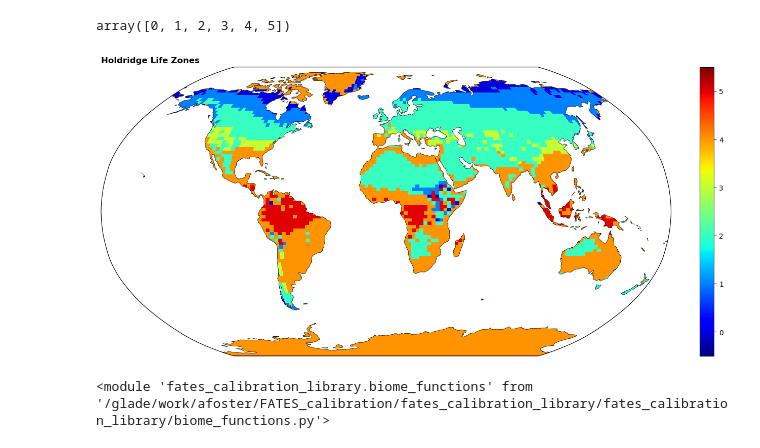
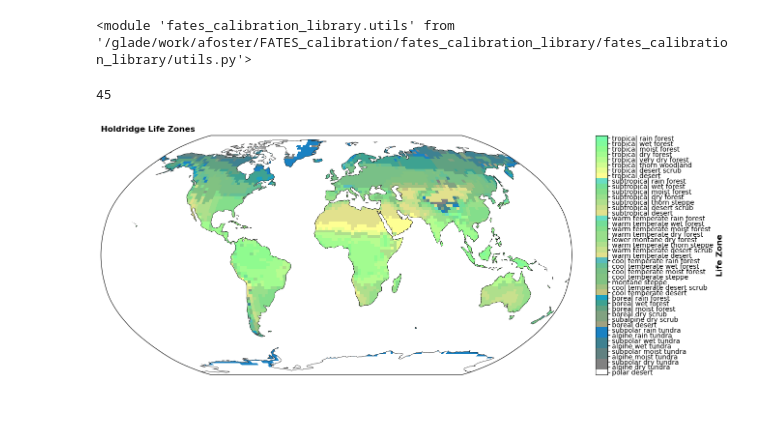
Before and after one commit to adrifoster/fates_calibration_library, a Jupyter notebook: notebooks/Holdrige.ipynb, the cells around one changed output. Cells and saved outputs as stored; diff of their text form; code cells hidden in the pictures; blank space fills up the shorter version.

```diff
--- a/notebooks/Holdrige.ipynb
+++ b/notebooks/Holdrige.ipynb
@@ -61,14 +64,25 @@ elev = xr.open_dataset(os.path.join('/glade/work/afoster/FATES_calibration',
                                     'observations/elev.1-deg.nc'),
                        decode_times=False)
 elev = elev.isel(time=0)
+elev['data'] = xr.where(elev.data > 0.0, elev.data, 0.0)
 
 land_frac_ds = os.path.join(clm_sim_dir, "ctsm60SP_bigleaf_fullgrid.clm2.h0.0001-02-01-00000.nc")
 target_grid = analysis.create_target_grid(land_frac_ds, 'FSR')
 
 holdridge_dat = pd.read_csv('/glade/work/afoster/FATES_calibration/observations/holdridge_climates.csv')
+holdridge_cols = pd.read_csv('/glade/work/afoster/FATES_calibration/observations/holdridge_colors_reduced.csv')
 # %%
 # regrid elevation
 regridder = xe.Regridder(elev, target_grid, 'conservative')
 elev_regrid = regridder(elev)
+elev_regrid['data'] = elev_regrid.landmask*elev_regrid.data
 # %%
 clm_ds = biomes.read_in_clm_sim(clm_sim_dir)
+# %%
+import importlib
+import fates_calibration_library.biome_functions
+import fates_calibration_library.utils
+importlib.reload(fates_calibration_library.biome_functions)
+importlib.reload(fates_calibration_library.utils)
+# %% [output]
+<module 'fates_calibration_library.utils' from '/glade/work/afoster/FATES_calibration/fates_calibration_library/fates_calibration_library/utils.py'>
@@ -75,19 +163,18 @@ clm_ds = biomes.read_in_clm_sim(clm_sim_dir)
 # %%
 clim_dat = biomes.get_holdridge_dat(clm_ds, elev_regrid.data)
+clim_dat = get_holdridge_zones(clim_dat, holdridge_dat, holdridge_cols)
-# %%
-np.unique(clim_dat.latitude_ind)
-# %% [output]
-array([0, 1, 2, 3, 4, 5])
+# %%
+len(holdridge_cols.color)
+# %% [output]
+45
 # %%
 figure, axes = plotting.generate_subplots(1)
-pcm = plotting.map_function(axes[0], clim_dat.latitude_ind,
-                            "Holdridge Life Zones", 'jet', -0.5, 5.5)
+cmap = matplotlib.colors.ListedColormap(list(holdridge_cols.color.values))
+pcm = plotting.map_function(axes[0], clim_dat.holdridge_int, "Holdridge Life Zones", cmap, -0.5, 44.5)
 cbar = figure.colorbar(pcm, ax=axes[0], fraction=0.03, orientation="vertical")
+cbar.set_label("Life Zone", size=12, fontweight="bold")
+cbar.set_ticks(np.arange(0, 45))
+cbar.set_ticklabels(holdridge_cols.biome.values)
+plt.savefig('holdridge_life_zones.png')
 # %% [output]
-[figure, old version]
+[figure, new version]
-# %%
-import importlib
-import fates_calibration_library.biome_functions
-importlib.reload(fates_calibration_library.biome_functions)
-# %% [output]
-<module 'fates_calibration_library.biome_functions' from '/glade/work/afoster/FATES_calibration/fates_calibration_library/fates_calibration_library/biome_functions.py'>
```
Also changed, not shown: parts of 12 cells of this notebook, 11 other files.
